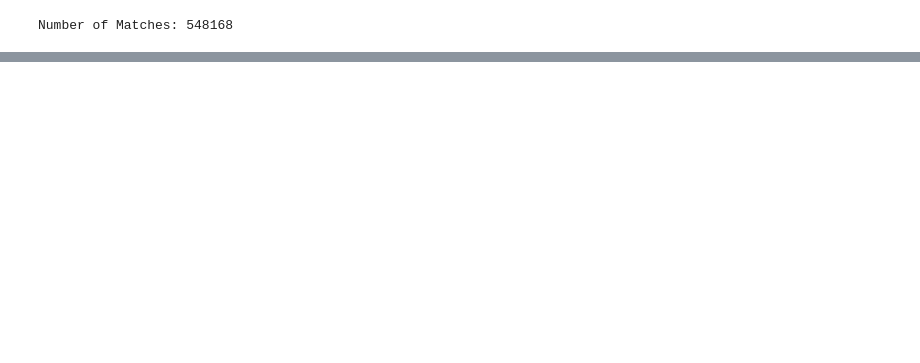
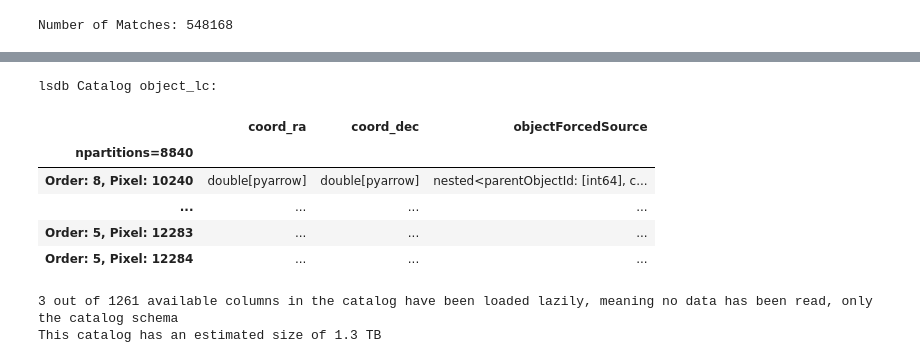
Before and after one commit to lsst-so/linccf, a Jupyter notebook: demo_notebooks/DP2/full_dp2_crossmatches.ipynb, the cells around one changed output, grey strips where cells are left out. Cells and saved outputs as stored; diff of their text form; code cells hidden in the pictures; blank space fills up the shorter version.

```diff
--- a/demo_notebooks/DP2/full_dp2_crossmatches.ipynb
+++ b/demo_notebooks/DP2/full_dp2_crossmatches.ipynb
@@ -130,0 +118,13 @@ Wall time: 21min 59s
+# %%
+dp2_lc = lsdb.open_catalog(dp2_path, columns=["coord_ra", "coord_dec", "objectForcedSource"])
+dp2_lc
+# %% [output]
+lsdb Catalog object_lc:
+|  | coord_ra | coord_dec | objectForcedSource |
+| npartitions=8840 |  |  |  |
+| Order: 8, Pixel: 10240 | double[pyarrow] | double[pyarrow] | nested<parentObjectId: [int64], c... |
+| ... | ... | ... | ... |
+| Order: 5, Pixel: 12283 | ... | ... | ... |
+| Order: 5, Pixel: 12284 | ... | ... | ... |
+3 out of 1261 available columns in the catalog have been loaded lazily, meaning no data has been read, only the catalog schema
+This catalog has an estimated size of 1.3 TB
```
Also changed, not shown: parts of 30 cells of this notebook.
